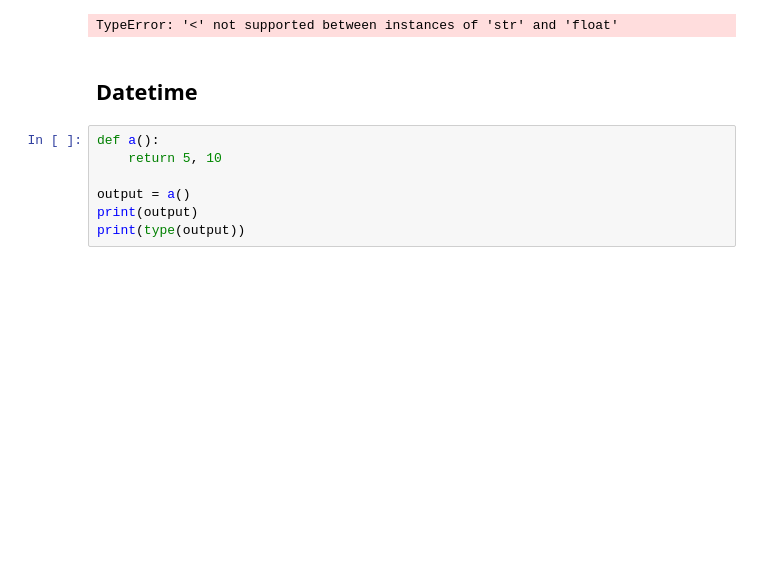
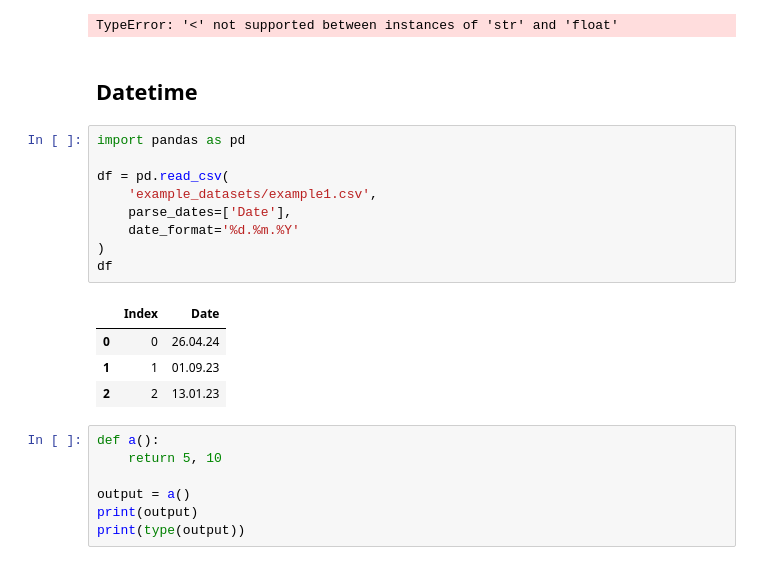
Before and after one commit to EvgeniiZorin/Handbook_Statistics-Probability-and-ML, a Jupyter notebook: _Pandas.ipynb, the cells around one changed output. Drawn from its saved outputs; the diff is of its cells as text; blank space fills up the shorter version.

```diff
--- a/_Pandas.ipynb
+++ b/_Pandas.ipynb
@@ -1791,6 +1792,20 @@ print( df1.sort_values(by='Coins')['Coins'] )
 TypeError: '<' not supported between instances of 'str' and 'float'
 # %% [markdown]
 ## Datetime
+# %%
+import pandas as pd
+
+df = pd.read_csv(
+    'example_datasets/example1.csv',
+    parse_dates=['Date'],
+    date_format='%d.%m.%Y'
+)
+df
+# %% [output]
+|  | Index | Date |
+| 0 | 0 | 26.04.24 |
+| 1 | 1 | 01.09.23 |
+| 2 | 2 | 13.01.23 |
 # %%
 def a():
     return 5, 10
```
Also changed, not shown: parts of 1 cell of this notebook, 1 other file.
